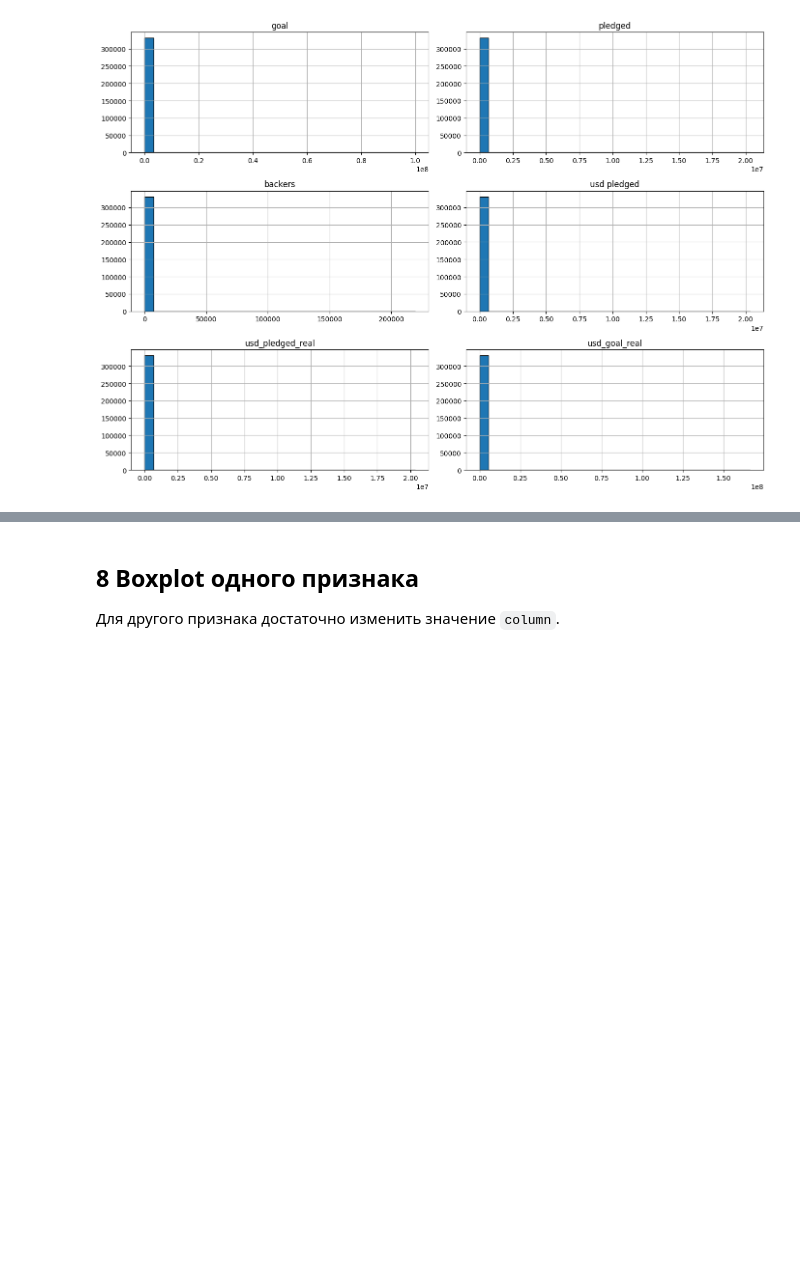
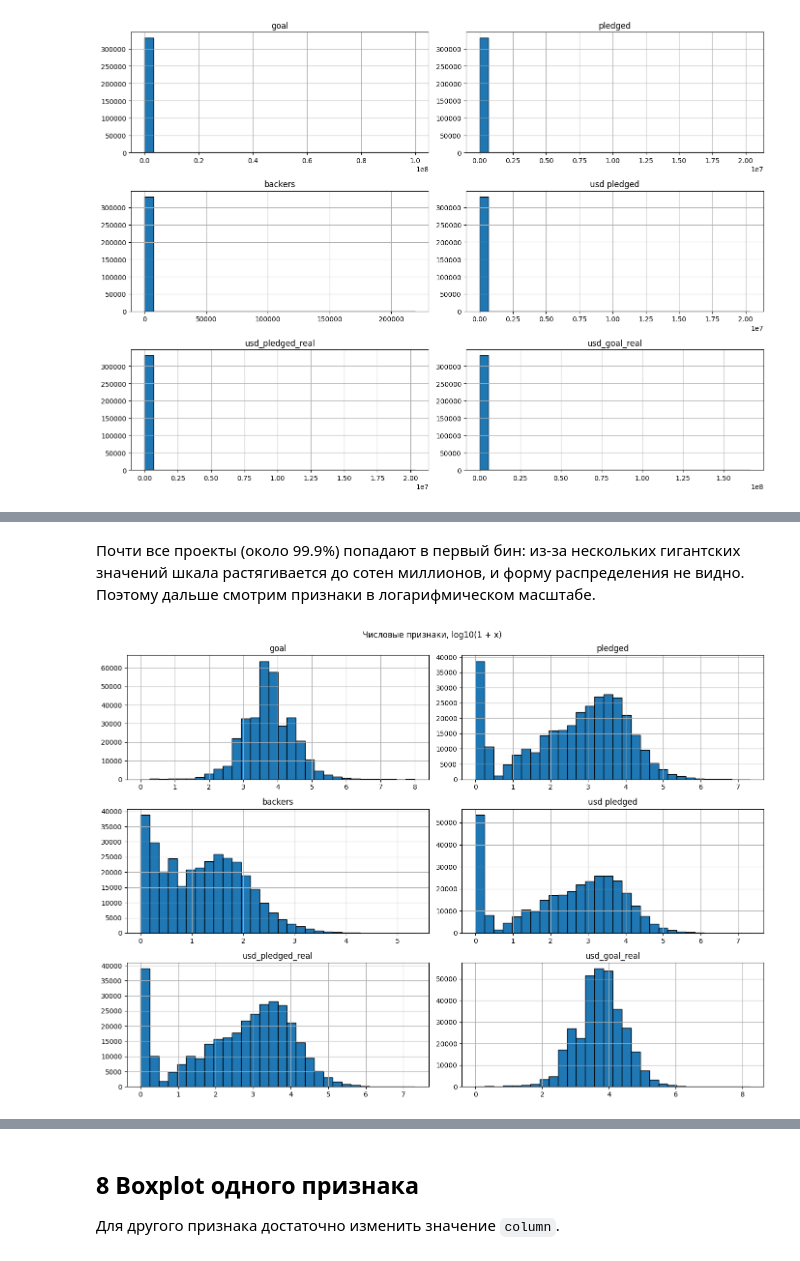
Before and after one commit to Copy4Nick/kickstarter-analysis, a Jupyter notebook: Kickstarter_Dataset_Overview.ipynb, the cells around one changed output, grey strips where cells are left out. Drawn from its saved outputs; the diff is of its cells as text; code cells hidden in the pictures; blank space fills up the shorter version.

Commit message:
Распределения числовых признаков: лог-масштаб и распределение по бинам

```diff
--- a/Kickstarter_Dataset_Overview.ipynb
+++ b/Kickstarter_Dataset_Overview.ipynb
@@ -242,0 +250,14 @@ plt.show()
+# %% [markdown]
+Почти все проекты (около 99.9%) попадают в первый бин: из-за нескольких гигантских
+значений шкала растягивается до сотен миллионов, и форму распределения не видно.
+Поэтому дальше смотрим признаки в логарифмическом масштабе.
+# %%
+# Те же гистограммы, но по log10(1 + x).
+# Единица добавляется, потому что у pledged и backers есть нули, а log10(0) не определён.
+# Значение 2 на оси - это около 100, 3 - около 1 000, 4 - около 10 000 и т.д.
+np.log10(features + 1).hist(bins=30, figsize=(14, 10), edgecolor="black")
+plt.suptitle("Числовые признаки, log10(1 + x)")
+plt.tight_layout()
+plt.show()
+# %% [output]
+[figure, added]
```
Also changed, not shown: parts of 8 cells of this notebook.
